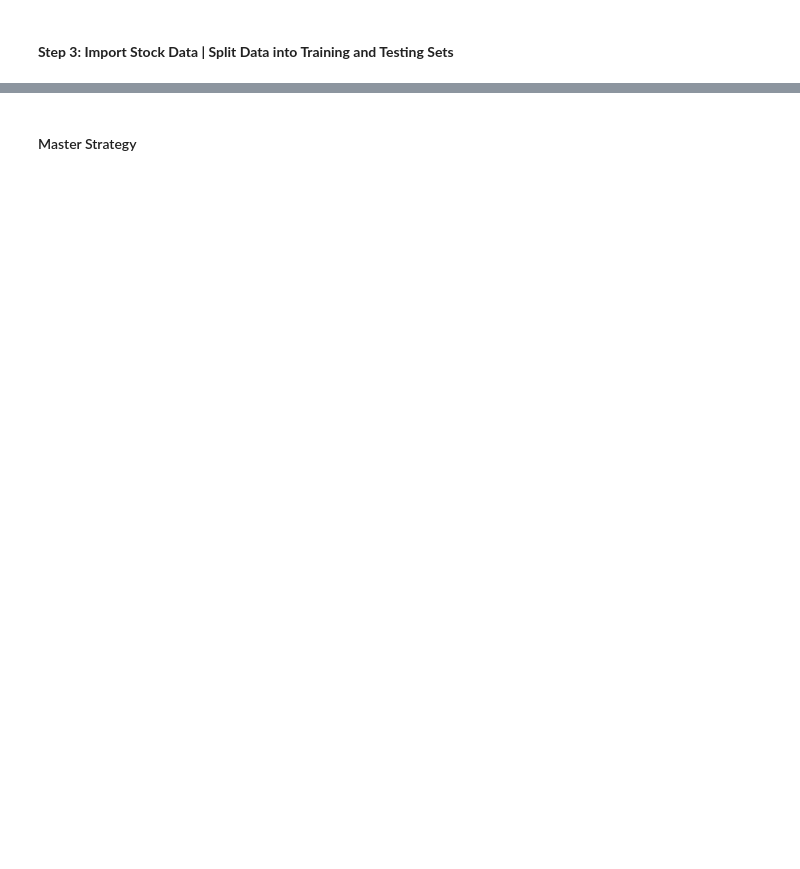
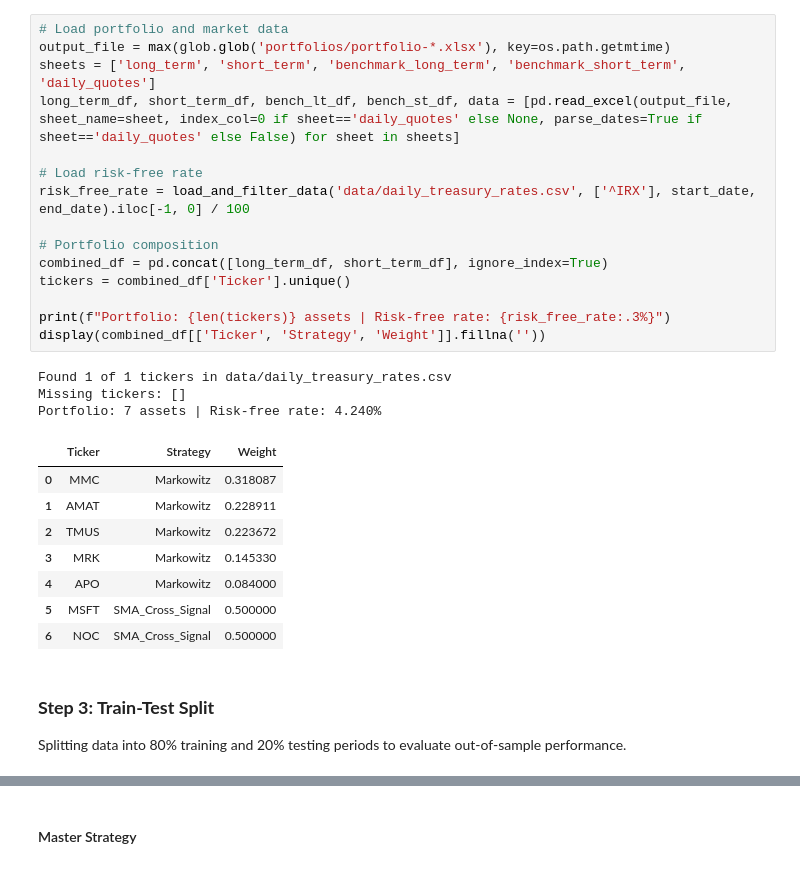
Before and after one commit to renan-peres/mfin-algo-trading-team, a Jupyter notebook: 05_master_strategy_backtest.ipynb, the cells around one changed output, grey strips where cells are left out. Cells and saved outputs as stored; diff of their text form; blank space fills up the shorter version.

```diff
--- a/05_master_strategy_backtest.ipynb
+++ b/05_master_strategy_backtest.ipynb
@@ -64,3 +39,31 @@ Tickers: MMC, AMAT, TMUS, MRK, APO, GRMN, MSFT
+# %%
+# Load portfolio and market data
+output_file = max(glob.glob('portfolios/portfolio-*.xlsx'), key=os.path.getmtime)
+sheets = ['long_term', 'short_term', 'benchmark_long_term', 'benchmark_short_term', 'daily_quotes']
+long_term_df, short_term_df, bench_lt_df, bench_st_df, data = [pd.read_excel(output_file, sheet_name=sheet, index_col=0 if sheet=='daily_quotes' else None, parse_dates=True if sheet=='daily_quotes' else False) for sheet in sheets]
+
+# Load risk-free rate
+risk_free_rate = load_and_filter_data('data/daily_treasury_rates.csv', ['^IRX'], start_date, end_date).iloc[-1, 0] / 100
+
+# Portfolio composition
+combined_df = pd.concat([long_term_df, short_term_df], ignore_index=True)
+tickers = combined_df['Ticker'].unique()
+
+print(f"Portfolio: {len(tickers)} assets | Risk-free rate: {risk_free_rate:.3%}")
+display(combined_df[['Ticker', 'Strategy', 'Weight']].fillna(''))
+# %% [output]
+Found 1 of 1 tickers in data/daily_treasury_rates.csv
+Missing tickers: []
+Portfolio: 7 assets | Risk-free rate: 4.240%
+|  | Ticker | Strategy | Weight |
+| 0 | MMC | Markowitz | 0.318087 |
+| 1 | AMAT | Markowitz | 0.228911 |
+| 2 | TMUS | Markowitz | 0.223672 |
+| 3 | MRK | Markowitz | 0.145330 |
+| 4 | APO | Markowitz | 0.084000 |
+| 5 | MSFT | SMA_Cross_Signal | 0.500000 |
+| 6 | NOC | SMA_Cross_Signal | 0.500000 |
 # %% [markdown]
-#### **Step 3: Import Stock Data | Split Data into Training and Testing Sets**
+### **Step 3: Train-Test Split**
+Splitting data into 80% training and 20% testing periods to evaluate out-of-sample performance.
 # %%
```
Also changed, not shown: parts of 28 cells of this notebook.
